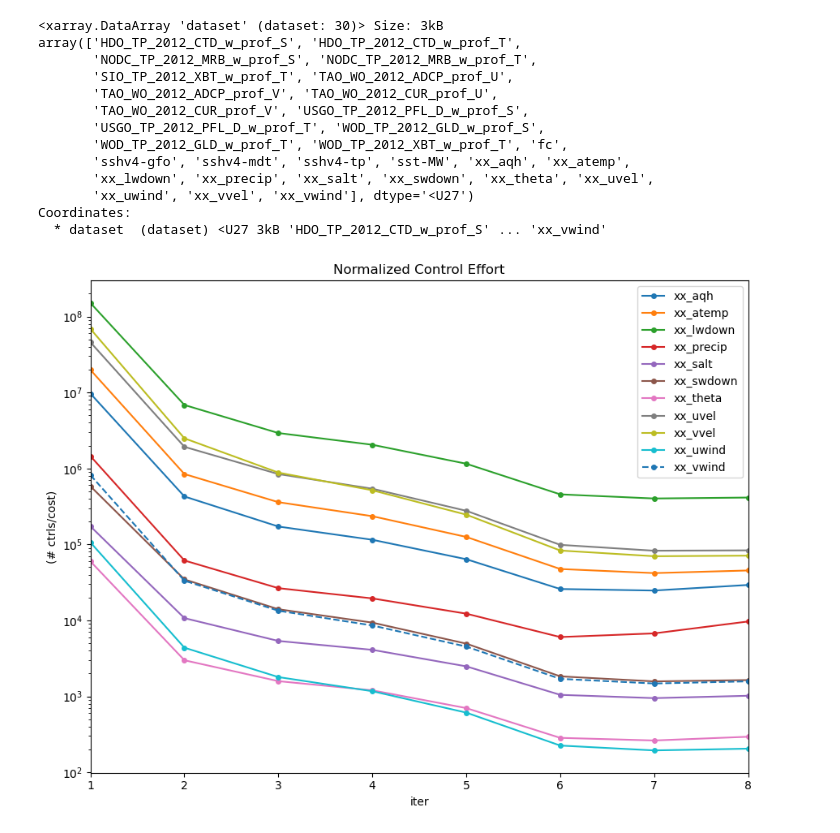
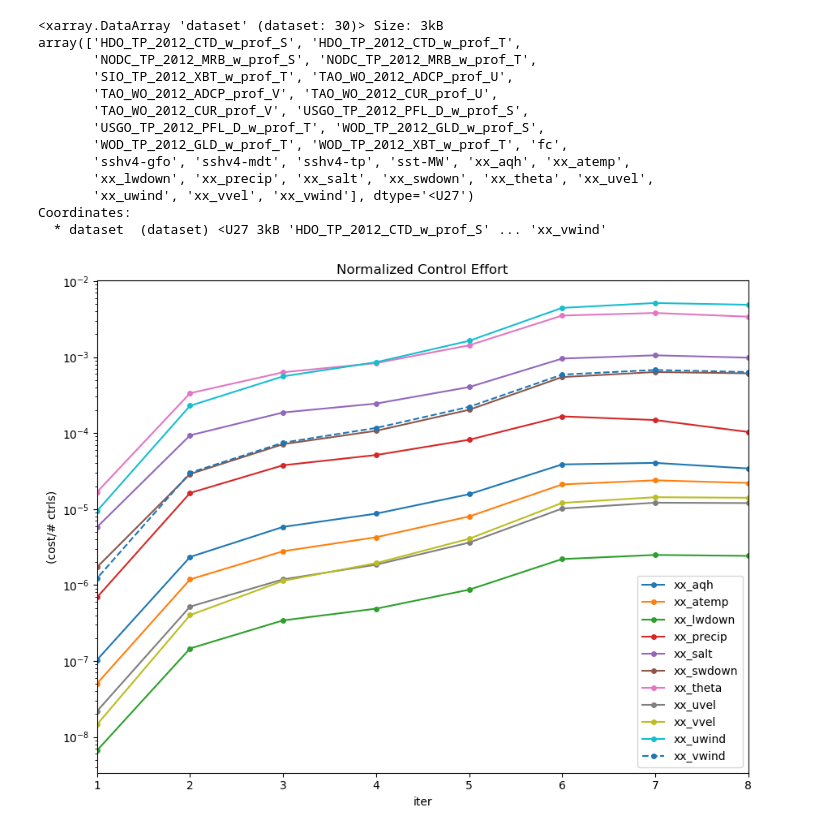
Before and after one commit to eldavenport/TPOSE6_VelocityAssim, a Jupyter notebook: cost_function/cost_by_iter.ipynb, the cells around one changed output. Saved outputs shown, nothing was run; the diff lists cells and outputs as text; code cells hidden in the pictures.

```diff
--- a/cost_function/cost_by_iter.ipynb
+++ b/cost_function/cost_by_iter.ipynb
@@ -100,23 +100,23 @@ Coordinates:
   * dataset  (dataset) <U27 3kB 'HDO_TP_2012_CTD_w_prof_S' ... 'xx_vwind'
 # %%
 fig, ax = plt.subplots(figsize=(9, 7))
-(1/(ds.cost.sel(dataset='xx_aqh')/ds.n_obs.sel(dataset='xx_aqh'))).plot(ax=ax,label='xx_aqh',marker='o',markersize=4)
-(1/(ds.cost.sel(dataset='xx_atemp')/ds.n_obs.sel(dataset='xx_atemp'))).plot(ax=ax,label='xx_atemp',marker='o',markersize=4)
-(1/(ds.cost.sel(dataset='xx_lwdown')/ds.n_obs.sel(dataset='xx_lwdown'))).plot(ax=ax,label='xx_lwdown',marker='o',markersize=4)
-(1/(ds.cost.sel(dataset='xx_precip')/ds.n_obs.sel(dataset='xx_precip'))).plot(ax=ax,label='xx_precip',marker='o',markersize=4)
-(1/(ds.cost.sel(dataset='xx_salt')/ds.n_obs.sel(dataset='xx_salt'))).plot(ax=ax,label='xx_salt',marker='o',markersize=4)
-(1/(ds.cost.sel(dataset='xx_swdown')/ds.n_obs.sel(dataset='xx_swdown'))).plot(ax=ax,label='xx_swdown',marker='o',markersize=4)
-(1/(ds.cost.sel(dataset='xx_theta')/ds.n_obs.sel(dataset='xx_theta'))).plot(ax=ax,label='xx_theta',marker='o',markersize=4)
-(1/(ds.cost.sel(dataset='xx_uvel')/ds.n_obs.sel(dataset='xx_uvel'))).plot(ax=ax,label='xx_uvel',marker='o',markersize=4)
-(1/(ds.cost.sel(dataset='xx_vvel')/ds.n_obs.sel(dataset='xx_vvel'))).plot(ax=ax,label='xx_vvel',marker='o',markersize=4)
-(1/(ds.cost.sel(dataset='xx_uwind')/ds.n_obs.sel(dataset='xx_uwind'))).plot(ax=ax,label='xx_uwind',marker='o',markersize=4)
-(1/(ds.cost.sel(dataset='xx_vwind')/ds.n_obs.sel(dataset='xx_vwind'))).plot(ax=ax,label='xx_vwind',linestyle='--',marker='o',markersize=4)
+((ds.cost.sel(dataset='xx_aqh')/ds.n_obs.sel(dataset='xx_aqh'))).plot(ax=ax,label='xx_aqh',marker='o',markersize=4)
+((ds.cost.sel(dataset='xx_atemp')/ds.n_obs.sel(dataset='xx_atemp'))).plot(ax=ax,label='xx_atemp',marker='o',markersize=4)
+((ds.cost.sel(dataset='xx_lwdown')/ds.n_obs.sel(dataset='xx_lwdown'))).plot(ax=ax,label='xx_lwdown',marker='o',markersize=4)
+((ds.cost.sel(dataset='xx_precip')/ds.n_obs.sel(dataset='xx_precip'))).plot(ax=ax,label='xx_precip',marker='o',markersize=4)
+((ds.cost.sel(dataset='xx_salt')/ds.n_obs.sel(dataset='xx_salt'))).plot(ax=ax,label='xx_salt',marker='o',markersize=4)
+((ds.cost.sel(dataset='xx_swdown')/ds.n_obs.sel(dataset='xx_swdown'))).plot(ax=ax,label='xx_swdown',marker='o',markersize=4)
+((ds.cost.sel(dataset='xx_theta')/ds.n_obs.sel(dataset='xx_theta'))).plot(ax=ax,label='xx_theta',marker='o',markersize=4)
+((ds.cost.sel(dataset='xx_uvel')/ds.n_obs.sel(dataset='xx_uvel'))).plot(ax=ax,label='xx_uvel',marker='o',markersize=4)
+((ds.cost.sel(dataset='xx_vvel')/ds.n_obs.sel(dataset='xx_vvel'))).plot(ax=ax,label='xx_vvel',marker='o',markersize=4)
+((ds.cost.sel(dataset='xx_uwind')/ds.n_obs.sel(dataset='xx_uwind'))).plot(ax=ax,label='xx_uwind',marker='o',markersize=4)
+((ds.cost.sel(dataset='xx_vwind')/ds.n_obs.sel(dataset='xx_vwind'))).plot(ax=ax,label='xx_vwind',linestyle='--',marker='o',markersize=4)
 ax.set_title('Normalized Control Effort')
 ax.legend()
 ax.set_yscale('log')
 ax.set_xlim(1,ds.iter.max())
-ax.set_ylabel('(# ctrls/cost)')
+ax.set_ylabel('(cost/# ctrls)')
 plt.tight_layout()
 fig.savefig('cost_function/control_effort.png')
 # %% [output]
-[figure, old version]
+[figure, new version]
```
Also changed, not shown: 1 other file.
